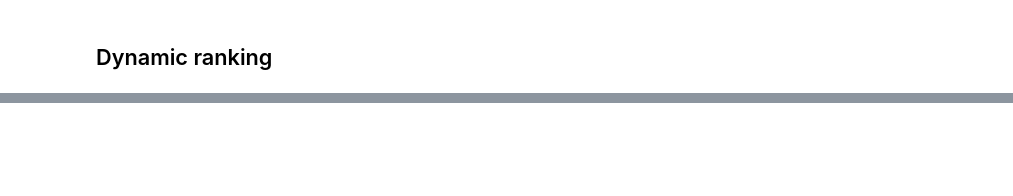
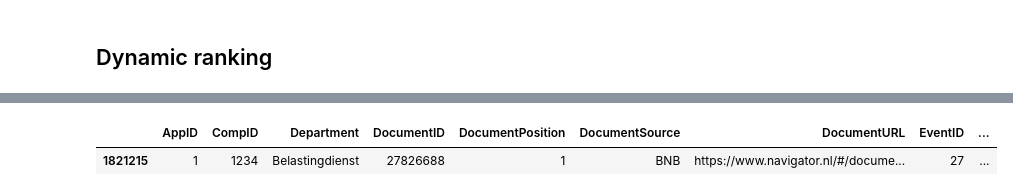
Before and after one commit to roelvanderburg/ranking, a Jupyter notebook: rank_monitor.ipynb, the cells around one changed output, grey strips where cells are left out. Drawn from its saved outputs; the diff is of its cells as text; code cells hidden in the pictures; blank space fills up the shorter version.

```diff
--- a/rank_monitor.ipynb
+++ b/rank_monitor.ipynb
@@ -648,0 +528,10 @@ def get_acces_string():
+# %%
+df = get_27_frame(rows=100000000, from_disk=True)
+
+
+dat = df[(df['UserID'] == 89811) & (df['SearchText'] == 'zonnepanelen')]
+
+dat
+# %% [output]
+|  | AppID | CompID | Department | DocumentID | DocumentPosition | DocumentSource | DocumentURL | EventID | ... |
+| 1821215 | 1 | 1234 | Belastingdienst | 27826688 | 1 | BNB | https://www.navigator.nl/#/docume... | 27 | ... |
```
Also changed, not shown: parts of 44 cells of this notebook, 1 other file.
